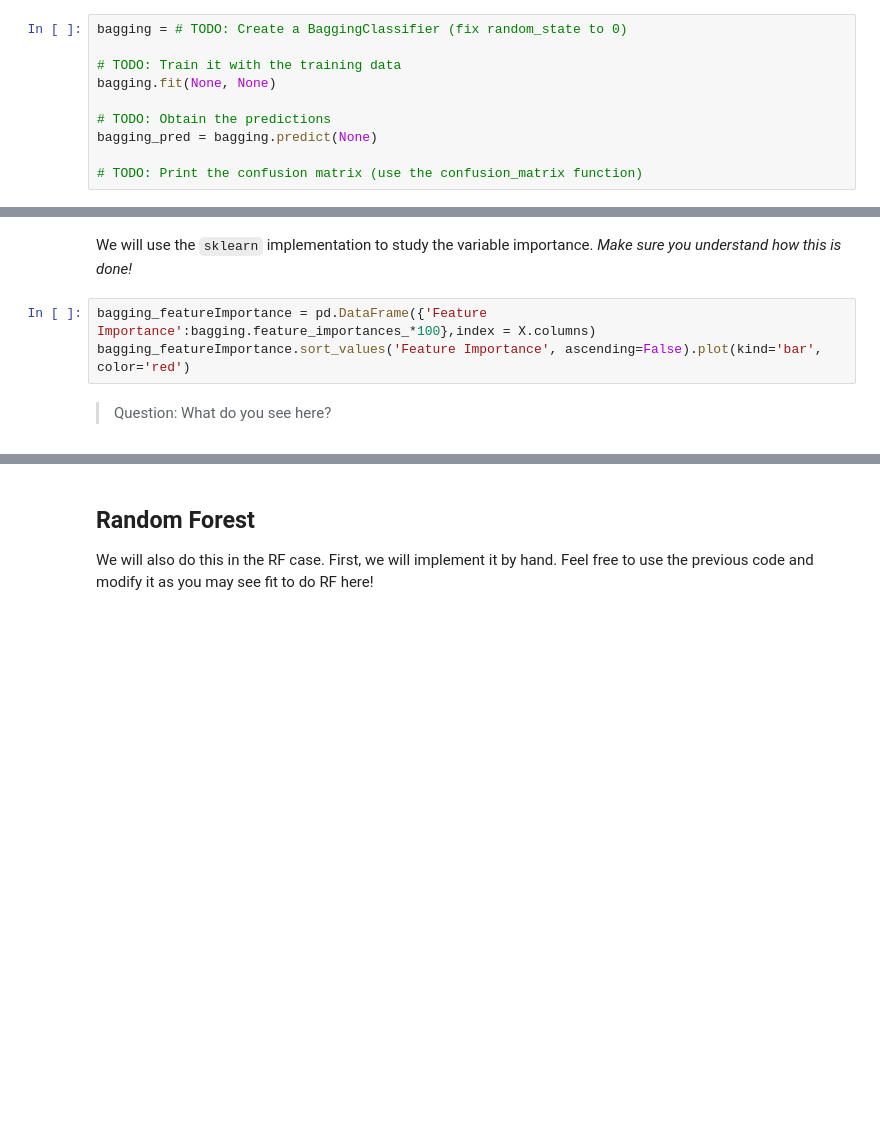
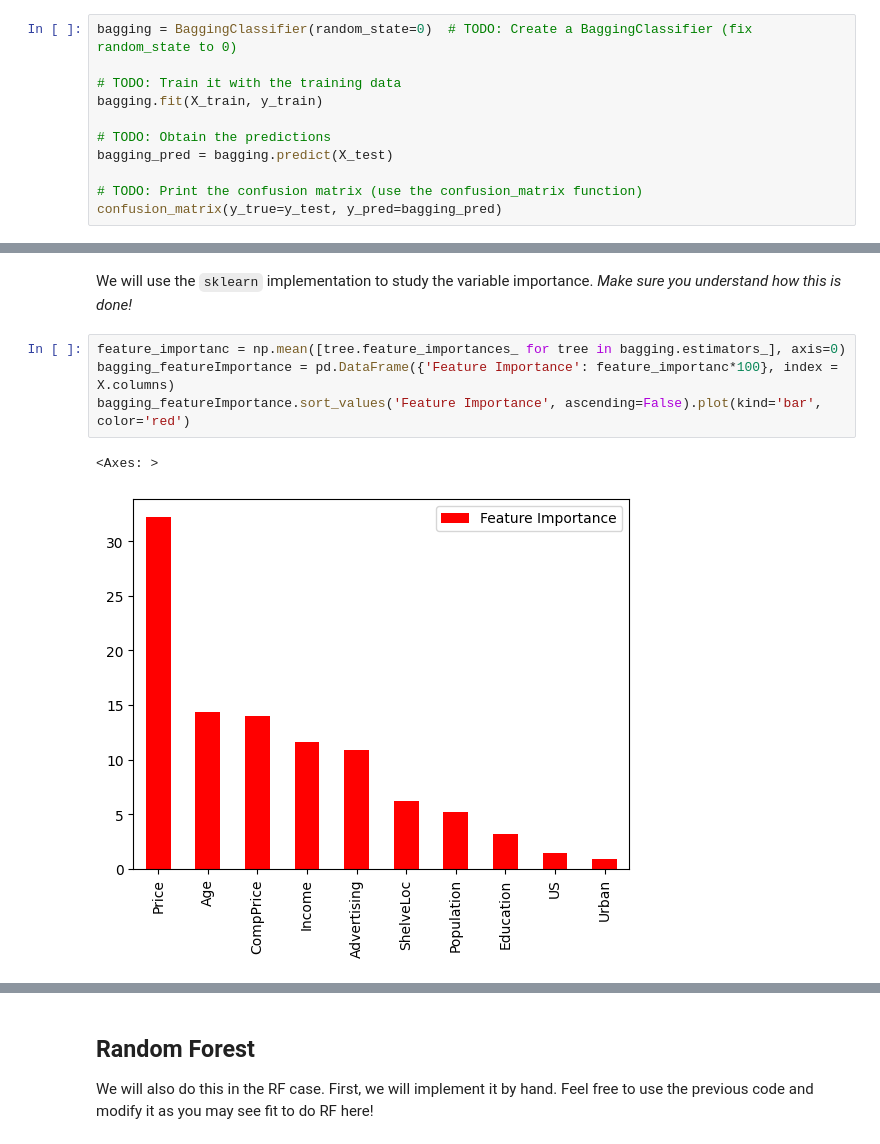
Before and after one commit to ICAI-IMAT-ML/p2-8-202304626, a Jupyter notebook: notebook/Lab2_8_Trees.ipynb, the cells around one changed output, grey strips where cells are left out. Saved outputs shown, nothing was run; the diff lists cells and outputs as text; blank space fills up the shorter version.

```diff
--- a/notebook/Lab2_8_Trees.ipynb
+++ b/notebook/Lab2_8_Trees.ipynb
@@ -680,12 +728,13 @@ Print the confusion matrix
 # %% [markdown]
 Let's see how this is done in `sklearn`... Fit it and show the confusion matrix
 # %%
-bagging = # TODO: Create a BaggingClassifier (fix random_state to 0)
+bagging = BaggingClassifier(random_state=0)  # TODO: Create a BaggingClassifier (fix random_state to 0)
 
 # TODO: Train it with the training data
-bagging.fit(None, None)
+bagging.fit(X_train, y_train)
 
 # TODO: Obtain the predictions
-bagging_pred = bagging.predict(None)
+bagging_pred = bagging.predict(X_test)
 
 # TODO: Print the confusion matrix (use the confusion_matrix function)
+confusion_matrix(y_true=y_test, y_pred=bagging_pred)
@@ -692,7 +757,9 @@ bagging_pred = bagging.predict(None)
 # %% [markdown]
 We will use the `sklearn` implementation to study the variable importance. *Make sure you understand how this is done!*
 # %%
-bagging_featureImportance = pd.DataFrame({'Feature Importance':bagging.feature_importances_*100},index = X.columns)
+feature_importanc = np.mean([tree.feature_importances_ for tree in bagging.estimators_], axis=0)
+bagging_featureImportance = pd.DataFrame({'Feature Importance': feature_importanc*100}, index = X.columns)
 bagging_featureImportance.sort_values('Feature Importance', ascending=False).plot(kind='bar', color='red')
+# %% [output]
+<Axes: >
+[figure, added]
-# %% [markdown]
-> Question: What do you see here?
```
Also changed, not shown: parts of 19 cells of this notebook.
